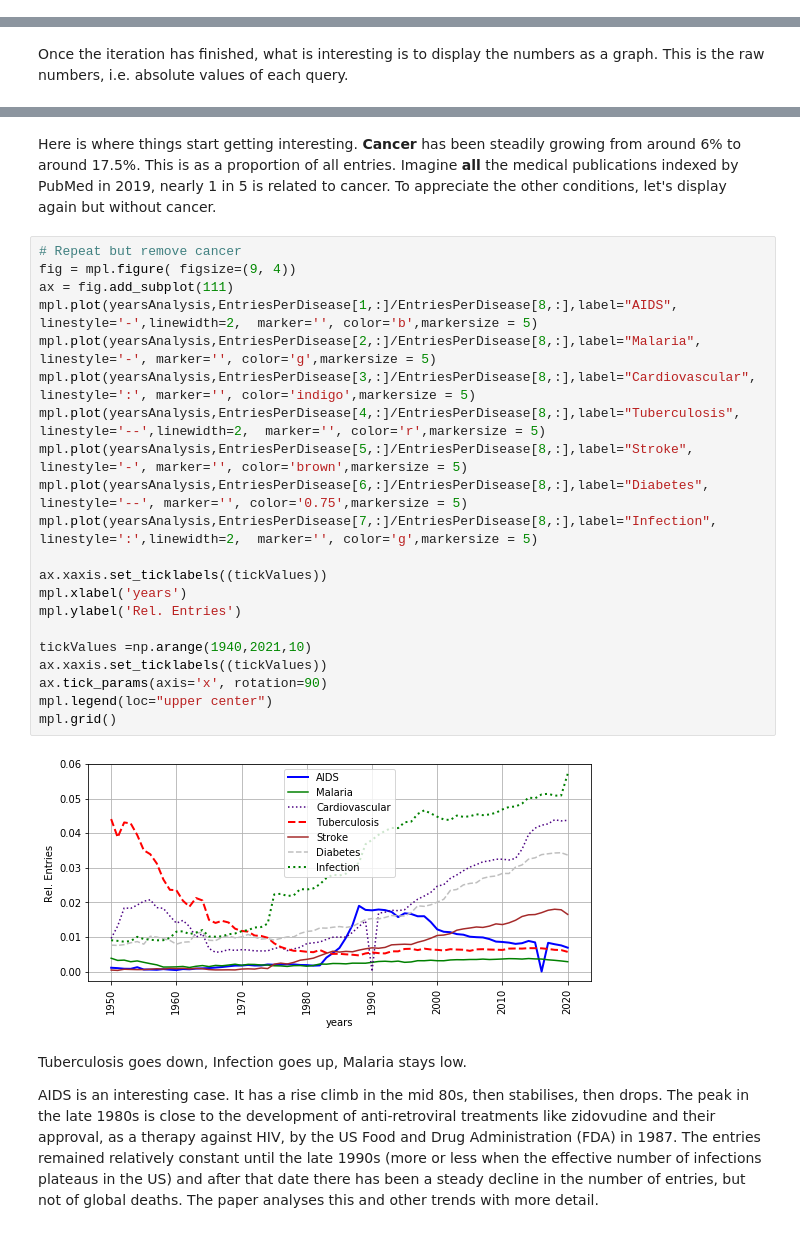
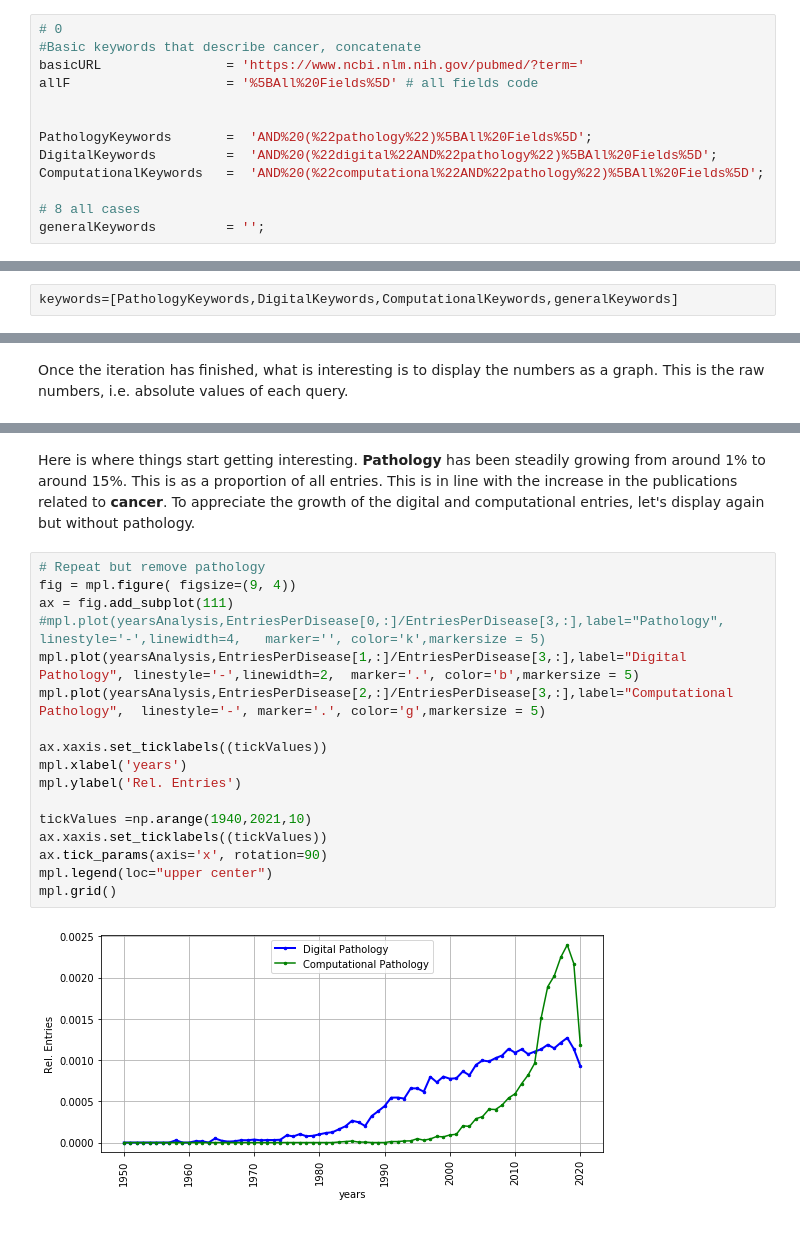
Before and after one commit to reyesaldasoro/PubMed-Data-Mining-And-Visualisation_Jupyter, a Jupyter notebook: PubMed_Fig3_EntriesPerYear_Pathology.ipynb, the cells around one changed output, grey strips where cells are left out. Cells and saved outputs as stored; diff of their text form.

```diff
--- a/PubMed_Fig3_EntriesPerYear_Pathology.ipynb
+++ b/PubMed_Fig3_EntriesPerYear_Pathology.ipynb
@@ -81,2 +30,15 @@ generalKeywords         = '';
+# %%
+# 0
+#Basic keywords that describe cancer, concatenate
+basicURL                = 'https://www.ncbi.nlm.nih.gov/pubmed/?term='
+allF                    = '%5BAll%20Fields%5D' # all fields code
+
+
+PathologyKeywords       =  'AND%20(%22pathology%22)%5BAll%20Fields%5D';
+DigitalKeywords         =  'AND%20(%22digital%22AND%22pathology%22)%5BAll%20Fields%5D';
+ComputationalKeywords   =  'AND%20(%22computational%22AND%22pathology%22)%5BAll%20Fields%5D';
+
+# 8 all cases
+generalKeywords         = '';
 # %% [markdown]
 Notice the last keyword, which is actually blank. This is because we want also to retrieve all entries of a given year. Next, we concatenate all the keywords into a vector (or matrix, or whichever name is the correct in Python).
@@ -85,3 +45,5 @@ keywords=[CancerKeywords,AIDSKeywords,MalariaKeywords,CardioKeywords,Tuberculosi
+# %%
+keywords=[PathologyKeywords,DigitalKeywords,ComputationalKeywords,generalKeywords]
 # %% [markdown]
 We initialise a matrix (idem about naming) where we will record the entries of each condition per year.
 # %%
@@ -219,29 +176,21 @@ mpl.grid()
 # %% [markdown]
-Here is where things start getting interesting. **Cancer** has been steadily growing from around 6% to around 17.5%. This is as a proportion of all entries. Imagine **all** the medical publications indexed by PubMed in 2019, nearly 1 in 5 is related to cancer. To appreciate the other conditions, let's display again but without cancer.
+Here is where things start getting interesting. **Pathology** has been steadily growing from around 1% to around 15%. This is as a proportion of all entries. This is in line with the increase in the publications related to **cancer**. To appreciate the growth of the digital and computational entries, let's display again but without pathology.
 # %%
-# Repeat but remove cancer
+# Repeat but remove pathology
 fig = mpl.figure( figsize=(9, 4))
 ax = fig.add_subplot(111)
-mpl.plot(yearsAnalysis,EntriesPerDisease[1,:]/EntriesPerDisease[8,:],label="AIDS", linestyle='-',linewidth=2,  marker='', color='b',markersize = 5)
-mpl.plot(yearsAnalysis,EntriesPerDisease[2,:]/EntriesPerDisease[8,:],label="Malaria",  linestyle='-', marker='', color='g',markersize = 5)
-mpl.plot(yearsAnalysis,EntriesPerDisease[3,:]/EntriesPerDisease[8,:],label="Cardiovascular",  linestyle=':', marker='', color='indigo',markersize = 5)
-mpl.plot(yearsAnalysis,EntriesPerDisease[4,:]/EntriesPerDisease[8,:],label="Tuberculosis",  linestyle='--',linewidth=2,  marker='', color='r',markersize = 5)
-mpl.plot(yearsAnalysis,EntriesPerDisease[5,:]/EntriesPerDisease[8,:],label="Stroke",  linestyle='-', marker='', color='brown',markersize = 5)
-mpl.plot(yearsAnalysis,EntriesPerDisease[6,:]/EntriesPerDisease[8,:],label="Diabetes",  linestyle='--', marker='', color='0.75',markersize = 5)
-mpl.plot(yearsAnalysis,EntriesPerDisease[7,:]/EntriesPerDisease[8,:],label="Infection",  linestyle=':',linewidth=2,  marker='', color='g',markersize = 5)
+#mpl.plot(yearsAnalysis,EntriesPerDisease[0,:]/EntriesPerDisease[3,:],label="Pathology", linestyle='-',linewidth=4,   marker='', color='k',markersize = 5)
+mpl.plot(yearsAnalysis,EntriesPerDisease[1,:]/EntriesPerDisease[3,:],label="Digital Pathology", linestyle='-',linewidth=2,  marker='.', color='b',markersize = 5)
+mpl.plot(yearsAnalysis,EntriesPerDisease[2,:]/EntriesPerDisease[3,:],label="Computational Pathology",  linestyle='-', marker='.', color='g',markersize = 5)
 
 ax.xaxis.set_ticklabels((tickValues))
 mpl.xlabel('years')
 mpl.ylabel('Rel. Entries')
 
 tickValues =np.arange(1940,2021,10)
 ax.xaxis.set_ticklabels((tickValues))
 ax.tick_params(axis='x', rotation=90)
 mpl.legend(loc="upper center")
 mpl.grid()
 # %% [output]
-[figure, old version]
+[figure, new version]
-# %% [markdown]
-Tuberculosis goes down, Infection goes up, Malaria stays low.
-
-AIDS is an interesting case. It has a rise climb in the mid 80s, then stabilises, then drops. The peak in the late 1980s is close to the development of anti-retroviral treatments like zidovudine and their approval, as a therapy against HIV, by the US Food and Drug Administration (FDA) in 1987. The entries remained relatively constant until the late 1990s (more or less when the effective number of infections plateaus in the US) and after that date there has been a steady decline in the number of entries, but not of global deaths. The paper analyses this and other trends with more detail.
```
Also changed, not shown: parts of 13 cells of this notebook.
